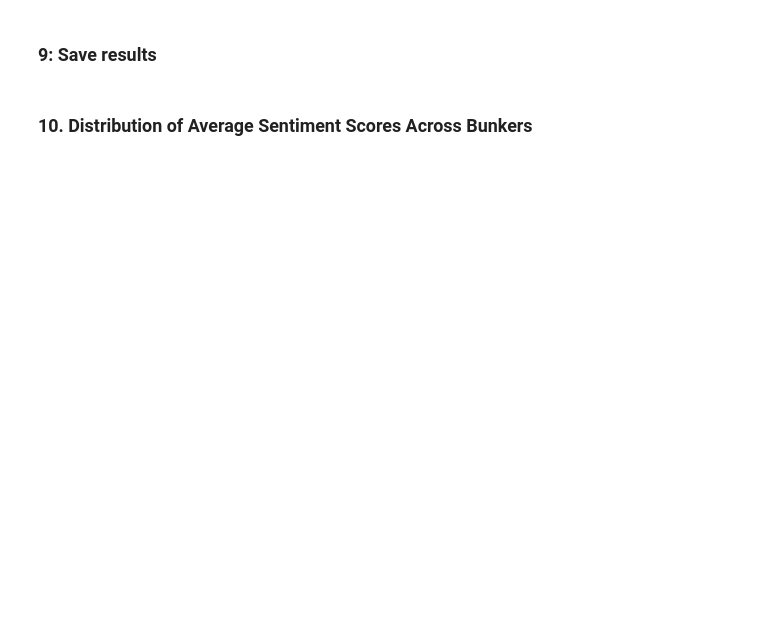
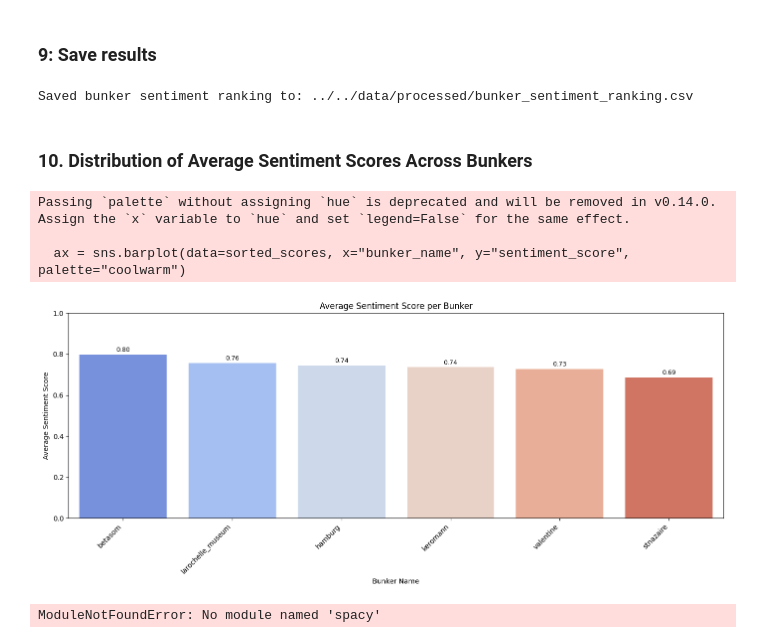
Before and after one commit to askkvar/master-thesis, a Jupyter notebook: notebooks/sentimen_analysis/predict_avg_bunker_score.ipynb, the cells around one changed output. Drawn from its saved outputs; the diff is of its cells as text; code cells hidden in the pictures; blank space fills up the shorter version.

Commit message:
Updated the code for avg bunker score

```diff
--- a/notebooks/sentimen_analysis/predict_avg_bunker_score.ipynb
+++ b/notebooks/sentimen_analysis/predict_avg_bunker_score.ipynb
@@ -14,8 +14,8 @@ import matplotlib.pyplot as plt
 # %% [markdown]
 ### 2: File paths
 # %%
-data_path = "data/processed/processed_bunker_sentiment.pkl"
-model_path = "notebooks/outputs_final/bunker_multi_class/final_model"
+data_path = "../../data/processed/processed_bunker_sentiment.pkl"
+model_path = "../outputs_final/bunker_multi_class/final_model"
 # %% [markdown]
 ### 3: Load and filter data
 # %%
@@ -71,16 +82,74 @@ bunker_scores.head()
 # %% [markdown]
 ### 9: Save results
 # %%
-output_path = "data/processed/bunker_sentiment_ranking.csv"
+output_path = "../../data/processed/bunker_sentiment_ranking.csv"
 bunker_scores.to_csv(output_path, index=False)
 print(f"Saved bunker sentiment ranking to: {output_path}")
+# %% [output]
+Saved bunker sentiment ranking to: ../../data/processed/bunker_sentiment_ranking.csv
 # %% [markdown]
 ### 10. Distribution of Average Sentiment Scores Across Bunkers
 # %%
-plt.figure(figsize=(10, 5))
-sns.histplot(bunker_scores["sentiment_score"], bins=20, kde=True, color="steelblue")
-plt.title("Distribution of Average Sentiment Scores Across Bunkers")
-plt.xlabel("Average Sentiment Score")
-plt.ylabel("Number of Bunkers")
+# Sort bunkers by sentiment score
+sorted_scores = bunker_scores.sort_values(by="sentiment_score", ascending=False)
+
+# Plot
+plt.figure(figsize=(14, 6))
+ax = sns.barplot(data=sorted_scores, x="bunker_name", y="sentiment_score", palette="coolwarm")
+
+plt.title("Average Sentiment Score per Bunker")
+plt.ylabel("Average Sentiment Score")
+plt.xlabel("Bunker Name")
+plt.ylim(0, 1)
+plt.xticks(rotation=45, ha='right')
 plt.tight_layout()
+
+# Add score labels on bars
+for container in ax.containers:
+    ax.bar_label(container, fmt='%.2f', label_type='edge', fontsize=9, padding=2)
+
 plt.show()
+# %% [output]
+Passing `palette` without assigning `hue` is deprecated and will be removed in v0.14.0. Assign the `x` variable to `hue` and set `legend=False` for the same effect.
+
+  ax = sns.barplot(data=sorted_scores, x="bunker_name", y="sentiment_score", palette="coolwarm")
+[figure, added]
+# %%
+import pandas as pd
+import spacy
+from collections import Counter
+import matplotlib.pyplot as plt
+import seaborn as sns
+
+# Load your data
+df = pd.read_pickle("path/to/processed_bunker_sentiment.pkl")
+
+# Choose one bunker and filter negative reviews
+example_bunker = "Some Bunker Name"  # Replace with actual bunker name
+bunker_df = df[(df["bunker_name"] == example_bunker) & (df["predicted_label"] == 0)].copy()
+
+# Sample to reduce memory usage
+sample_texts = bunker_df["clean_text"].dropna().sample(n=100, random_state=42).tolist()
+
+# Load spaCy
+import en_core_web_sm
+nlp = en_core_web_sm.load()
+
+# Extract noun phrases
+phrases = []
+for doc in nlp.pipe(sample_texts, disable=["ner", "parser"]):
+    phrases.extend([chunk.text.lower().strip() for chunk in doc.noun_chunks])
+
+# Count and plot top complaint phrases
+phrase_counts = Counter(phrases).most_common(15)
+common_df = pd.DataFrame(phrase_counts, columns=["phrase", "count"])
+
+plt.figure(figsize=(10, 6))
+sns.barplot(data=common_df, y="phrase", x="count", palette="Reds_d")
+plt.title(f"Top Complaint Phrases in Negative Reviews for '{example_bunker}'")
+plt.xlabel("Frequency")
+plt.ylabel("Phrase")
+plt.tight_layout()
+plt.show()
+# %% [output]
+ModuleNotFoundError: No module named 'spacy'
```
Also changed, not shown: parts of 3 cells of this notebook, 2 other files.
